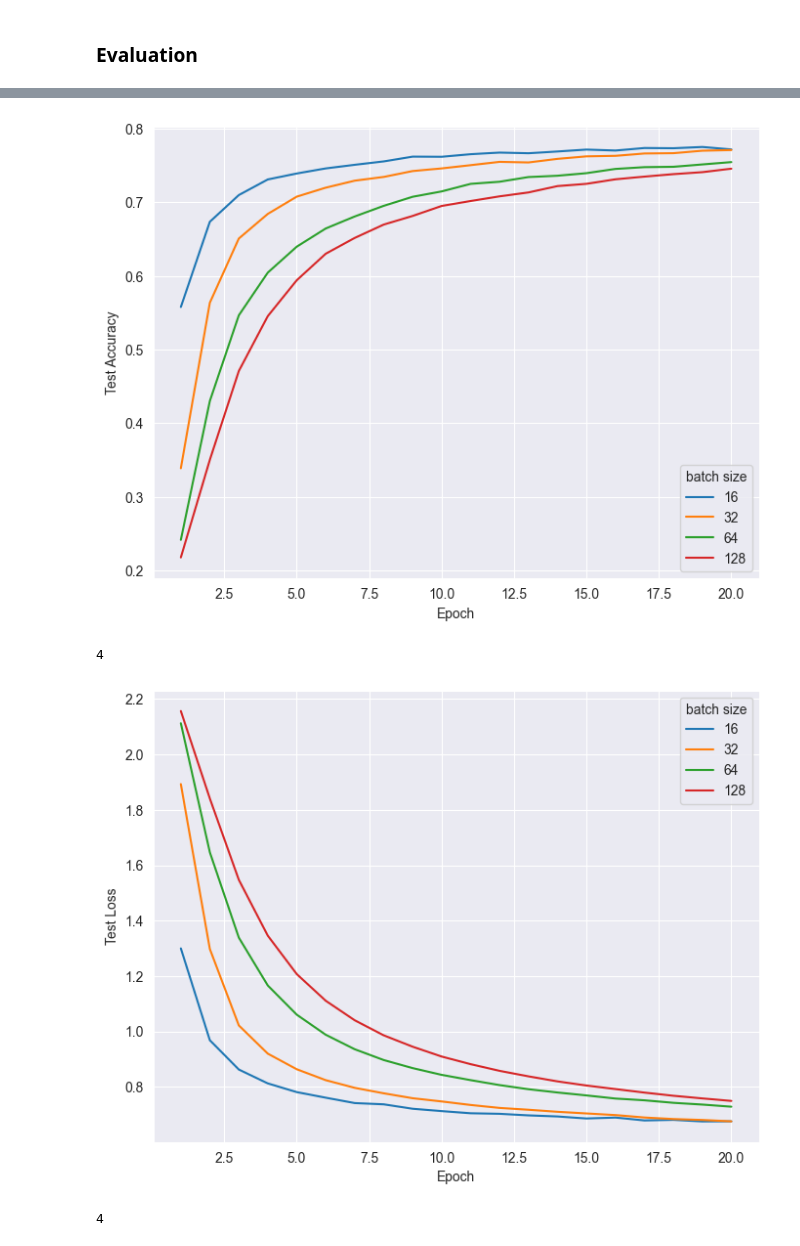
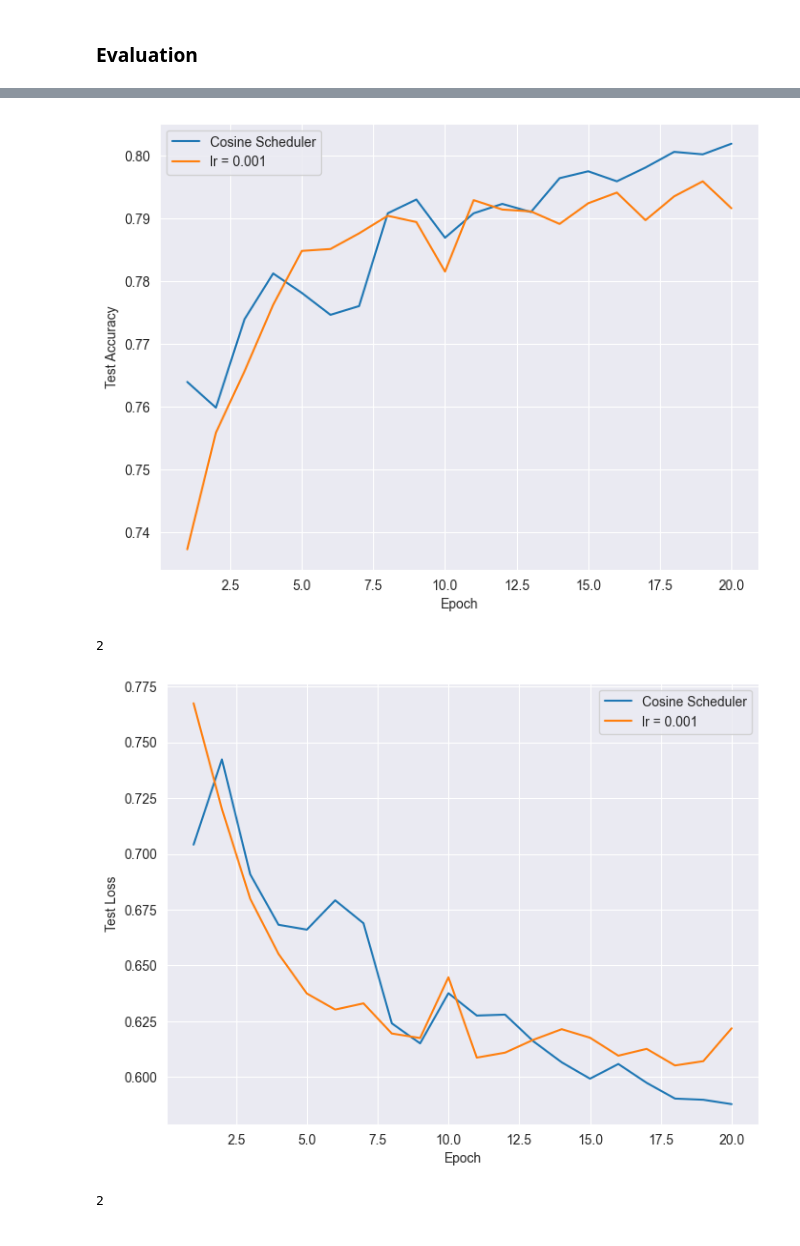
Before and after one commit to parissashahabi/CIFAR-10-Image-Classification-Using-MLP-and-RBF, a Jupyter notebook: training_by_backpropagation/Project_notebook.ipynb, the cells around one changed output, grey strips where cells are left out. Drawn from its saved outputs; the diff is of its cells as text; code cells hidden in the pictures.

```diff
--- a/training_by_backpropagation/Project_notebook.ipynb
+++ b/training_by_backpropagation/Project_notebook.ipynb
@@ -227,19 +231,17 @@ Optimizer = SGD(learning_rate=0.001,momentum=0)
 # %%
 history = {}
-train_acc = {'16':[],'32':[],'64':[],'128':[]}
-train_loss = {'16':[],'32':[],'64':[],'128':[]}
-test_loss = {'16':[],'32':[],'64':[],'128':[]}
-test_acc = {'16':[],'32':[],'64':[],'128':[]}
-test_accuracy = {'16':[],'32':[],'64':[],'128':[]}
+train_acc = {'Cosine Scheduler':[],'lr = 0.001':[]}
+train_loss = {'Cosine Scheduler':[],'lr = 0.001':[]}
+test_loss = {'Cosine Scheduler':[],'lr = 0.001':[]}
+test_acc = {'Cosine Scheduler':[],'lr = 0.001':[]}
-# %%
-train_acc['32'] = []
-train_loss['32'] = []
-test_loss['32'] = []
-test_acc['32'] = []
+# %%
+train_acc['Cosine Scheduler'] = []
+train_loss['Cosine Scheduler'] = []
+test_loss['Cosine Scheduler'] = []
+test_acc['Cosine Scheduler'] = []
 # %% [markdown]
 ### Train
 # %%
-
 
 epochs = 20
 y_predtr= torch.zeros(0,dtype=torch.long, device=device)
@@ -305,10 +307,10 @@ for epoch in range(epochs):
     epoch_train_accuracy /= len(train_dataloader)
     epoch_test_loss /= len(test_dataloader)
     epoch_test_accuracy /= len(test_dataloader)
-    train_loss[f'{batch_size}'].append(epoch_train_loss)
-    train_acc[f'{batch_size}'].append(epoch_train_accuracy)
-    test_loss[f'{batch_size}'].append(epoch_test_loss)
-    test_acc[f'{batch_size}'].append(epoch_test_accuracy)
+    train_loss['Cosine Scheduler'].append(epoch_train_loss)
+    train_acc['Cosine Scheduler'].append(epoch_train_accuracy)
+    test_loss['Cosine Scheduler'].append(epoch_test_loss)
+    test_acc['Cosine Scheduler'].append(epoch_test_accuracy)
     print(f'Epoch: {epoch+1}')
     print(f'Train Loss: {epoch_train_loss:.7f}')
     print(f'Train Accuracy: {epoch_train_accuracy:.7f}')
@@ -496,24 +498,23 @@ print(len(train_acc))
 # %%
 # test acc
 sb.set_style("darkgrid")
 plt.figure(figsize=(8, 6))
 
 # Loop through each key in the dictionary and plot a line
 for key, data in test_acc.items():
     sb.lineplot(x=range(1, 21), y=data, label=key)
 
 # Add labels and legend
 
 plt.ylabel('Test Accuracy')
 plt.xlabel('Epoch')
-plt.legend(title = 'batch size')
 
 # Show the plot
 plt.show()
 print(len(train_acc))
 # %% [output]
-[figure, old version]
+[figure, new version]
-4
+2
 # %%
 # test loss
 sb.set_style("darkgrid")
@@ -527,11 +528,10 @@ for key, data in test_loss.items():
 
 plt.ylabel('Test Loss')
 plt.xlabel('Epoch')
-plt.legend(title = 'batch size')
 
 # Show the plot
 plt.show()
 print(len(train_acc))
 # %% [output]
-[figure, old version]
+[figure, new version]
-4
+2
```
Also changed, not shown: parts of 11 cells of this notebook, 40 other files.
